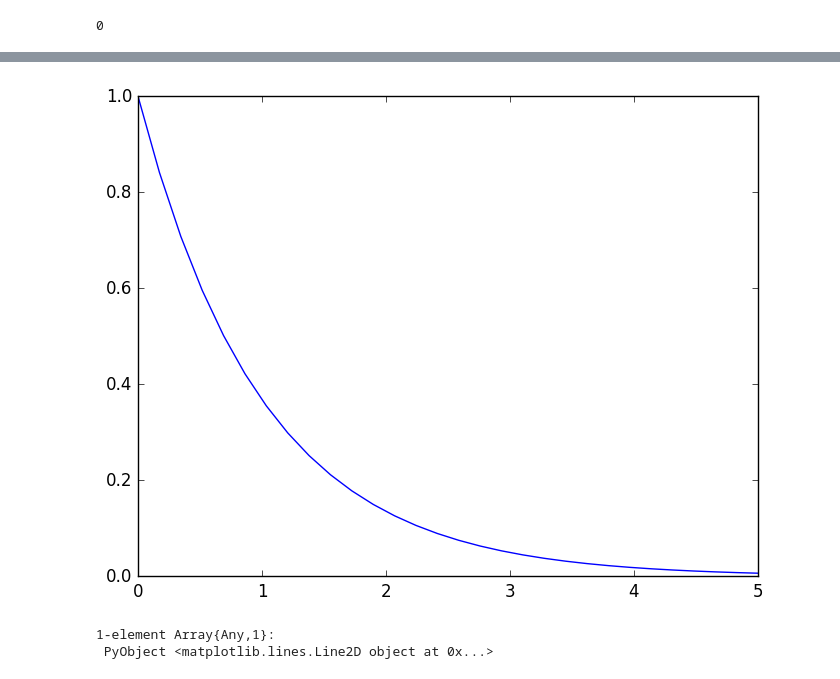
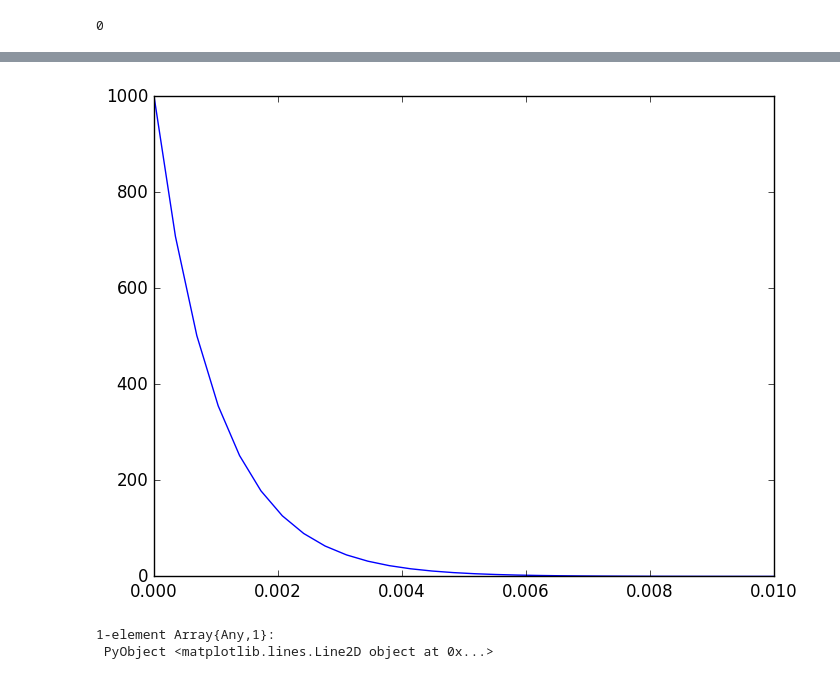
Before and after one commit to bvillena/joint_project, a Jupyter notebook: OTJS.ipynb, the cells around one changed output, grey strips where cells are left out. Drawn from its saved outputs; the diff is of its cells as text; code cells hidden in the pictures.

```diff
--- a/OTJS.ipynb
+++ b/OTJS.ipynb
@@ -173,9 +173,9 @@ plot(w,F,"o")
  PyObject <matplotlib.lines.Line2D object at 0x...>
 # %%
 # job finding probability given effort s
-plot(linspace(0,5,30), p(linspace(0,5,30)))
+plot(linspace(0,.01,30), p(linspace(0,.01,30)))
 # %% [output]
-[figure, old version]
+[figure, new version]
 1-element Array{Any,1}:
  PyObject <matplotlib.lines.Line2D object at 0x...>
 # %%
```
Also changed, not shown: parts of 4 cells of this notebook.
